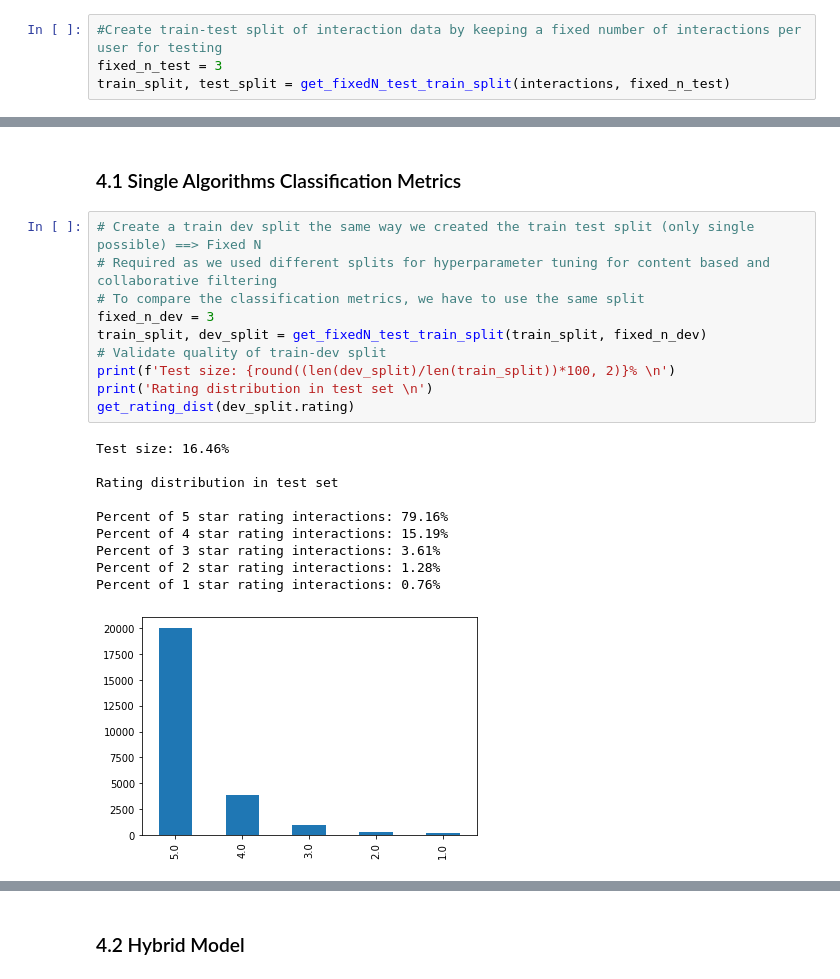
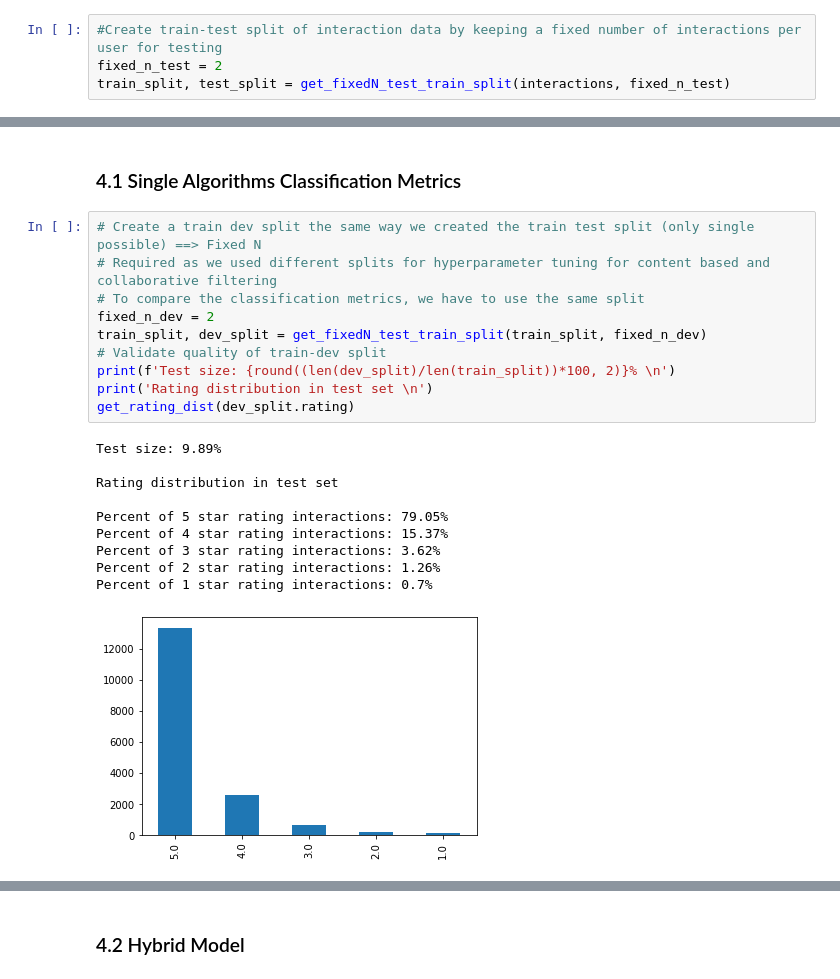
Before and after one commit to CaroHolt/WebMiningRecipeProject, a Jupyter notebook: code/Content Mining Overall-BenesMerge.ipynb, the cells around one changed output, grey strips where cells are left out. Drawn from its saved outputs; the diff is of its cells as text.

```diff
--- a/code/Content Mining Overall-BenesMerge.ipynb
+++ b/code/Content Mining Overall-BenesMerge.ipynb
@@ -339,7 +340,7 @@ def get_fixedN_test_train_split(interactions, n):
     return train_split, test_split
 # %%
 #Create train-test split of interaction data by keeping a fixed number of interactions per user for testing
-fixed_n_test = 3
+fixed_n_test = 2
 train_split, test_split = get_fixedN_test_train_split(interactions, fixed_n_test)
 # %%
 # Validate quality of train-test split
@@ -997,24 +1117,24 @@ GridSearch: 1250.8s
 # %%
 # Create a train dev split the same way we created the train test split (only single possible) ==> Fixed N
 # Required as we used different splits for hyperparameter tuning for content based and collaborative filtering
 # To compare the classification metrics, we have to use the same split
-fixed_n_dev = 3
+fixed_n_dev = 2
 train_split, dev_split = get_fixedN_test_train_split(train_split, fixed_n_dev)
 # Validate quality of train-dev split
 print(f'Test size: {round((len(dev_split)/len(train_split))*100, 2)}% \n')
 print('Rating distribution in test set \n')
 get_rating_dist(dev_split.rating)
 # %% [output]
-Test size: 16.46%
+Test size: 9.89%
 
 Rating distribution in test set
 
-Percent of 5 star rating interactions: 79.16%
-Percent of 4 star rating interactions: 15.19%
-Percent of 3 star rating interactions: 3.61%
-Percent of 2 star rating interactions: 1.28%
-Percent of 1 star rating interactions: 0.76%
+Percent of 5 star rating interactions: 79.05%
+Percent of 4 star rating interactions: 15.37%
+Percent of 3 star rating interactions: 3.62%
+Percent of 2 star rating interactions: 1.26%
+Percent of 1 star rating interactions: 0.7%
-[figure, old version]
+[figure, new version]
 # %%
 # Define k for the number of Top recipes
 k = 10
```
Also changed, not shown: parts of 7 cells of this notebook.
